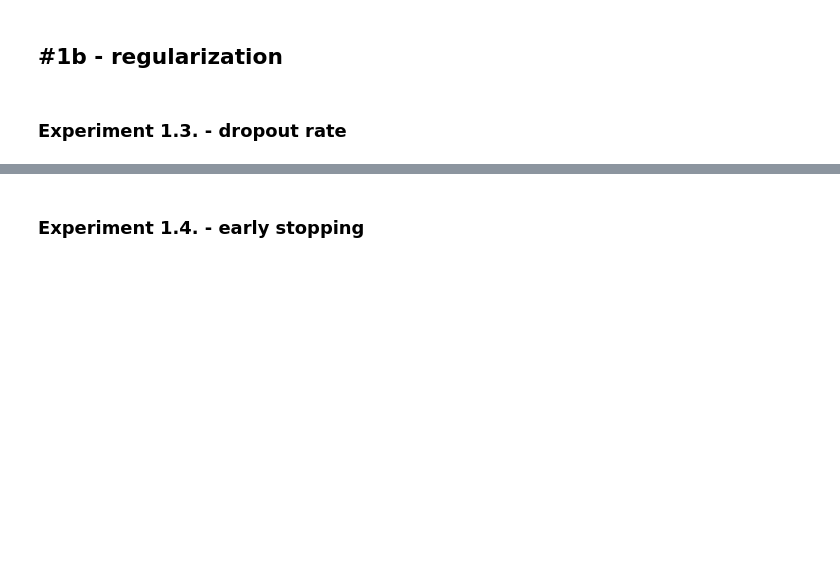
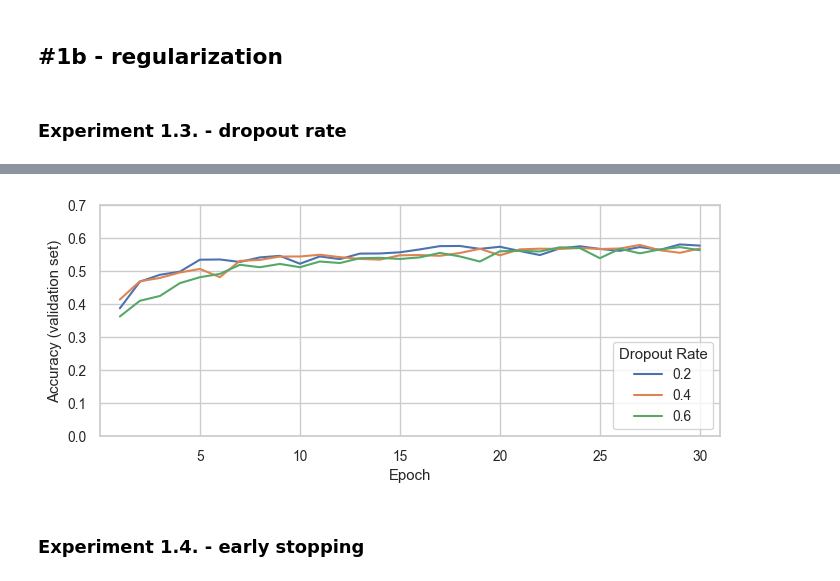
Before and after one commit to zakrzewow/DeepLearning2024, a Jupyter notebook: project1/experiments.ipynb, the cells around one changed output, grey strips where cells are left out. Cells and saved outputs as stored; diff of their text form; code cells hidden in the pictures; blank space fills up the shorter version.

```diff
--- a/project1/experiments.ipynb
+++ b/project1/experiments.ipynb
@@ -199,3 +275,6 @@ for dropout_rate in [0.2, 0.4, 0.6]:
 
 experiment13_results = pd.concat(experiment13_results)
 experiment13_results.to_csv("results/experiment13_results.csv", index=False)
+# %%
+experiment13_results = pd.read_csv("results/experiment13_results.csv").astype({"Name": str})
+summary(experiment13_results)
@@ -202,3 +287,7 @@ experiment13_results.to_csv("results/experiment13_results.csv", index=False)
+# %%
+epoch_plot_accuracy(experiment13_results, "Dropout Rate", "experiment13.png")
+# %% [output]
+[figure, added]
 # %% [markdown]
 ### Experiment 1.4. - early stopping
 # %%
```
Also changed, not shown: parts of 33 cells of this notebook, 18 other files.
